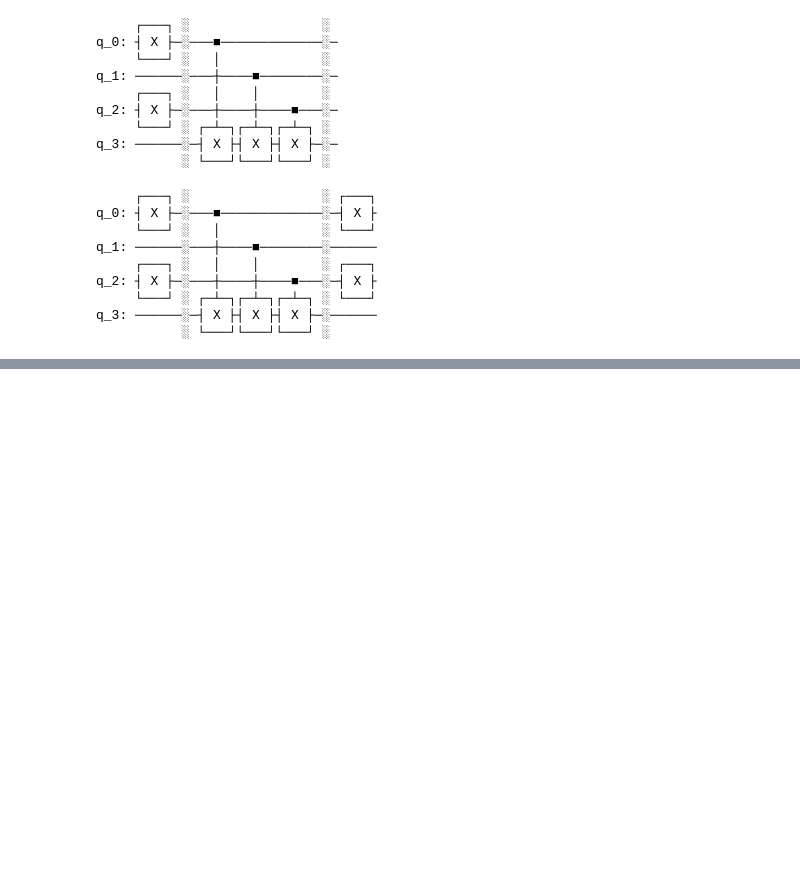
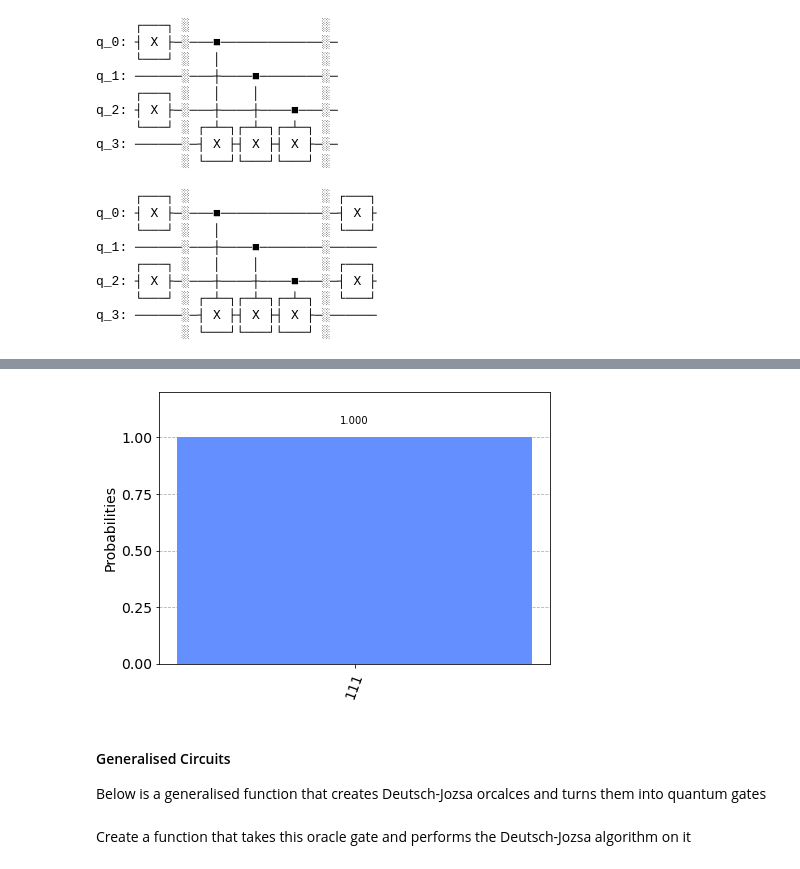
Before and after one commit to Stephen313k/Emerging-technologies, a Jupyter notebook: quantum-deutsch.ipynb, the cells around one changed output, grey strips where cells are left out. Cells and saved outputs as stored; diff of their text form; code cells hidden in the pictures; blank space fills up the shorter version.

Commit message:
Deutch algorithm code complete and begging of explanation

```diff
--- a/quantum-deutsch.ipynb
+++ b/quantum-deutsch.ipynb
@@ -718,0 +782,10 @@ q_3: ──────░─┤ X ├┤ X ├┤ X ├─░──────
+# %%
+#Perform H-gates on the n-input qubits, and measure input register:
+dj_circuit = QuantumCircuit(n+1, n)
+# Apply H-gates
+for qubit in range(n):
+    dj_circuit.h(qubit)
+# %%
+# Put qubit in state |->
+dj_circuit.x(n)
+dj_circuit.h(n)
@@ -718,0 +794,8 @@ q_3: ──────░─┤ X ├┤ X ├┤ X ├─░──────
+# %%
+# Add oracle
+dj_circuit += balanced_oracle
+
+# Repeat H-gates
+for qubit in range(n):
+    dj_circuit.h(qubit)
+dj_circuit.barrier()
@@ -718,0 +804,7 @@ q_3: ──────░─┤ X ├┤ X ├┤ X ├─░──────
+# %%
+# Measure
+for i in range(n):
+    dj_circuit.measure(i, i)
+
+# Display circuit
+dj_circuit.draw()
@@ -718,0 +823,14 @@ q_3: ──────░─┤ X ├┤ X ├┤ X ├─░──────
+# %%
+#Output, and use local simulator
+aer_sim = Aer.get_backend('aer_simulator')
+qobj = assemble(dj_circuit, aer_sim)
+results = aer_sim.run(qobj).result()
+answer = results.get_counts()
+
+plot_histogram(answer)
+#Results indicate theres a 0% chance of meating 000. This predicts the function is balanced
+# %% [output]
+[figure, added]
+# %% [markdown]
+#### Generalised Circuits
+Below is a generalised function that creates Deutsch-Jozsa orcalces and turns them into quantum gates
@@ -718,0 +875,2 @@ q_3: ──────░─┤ X ├┤ X ├┤ X ├─░──────
+# %% [markdown]
+Create a function that takes this oracle gate and performs the Deutsch-Jozsa algorithm on it
```
Also changed, not shown: parts of 20 cells of this notebook.
